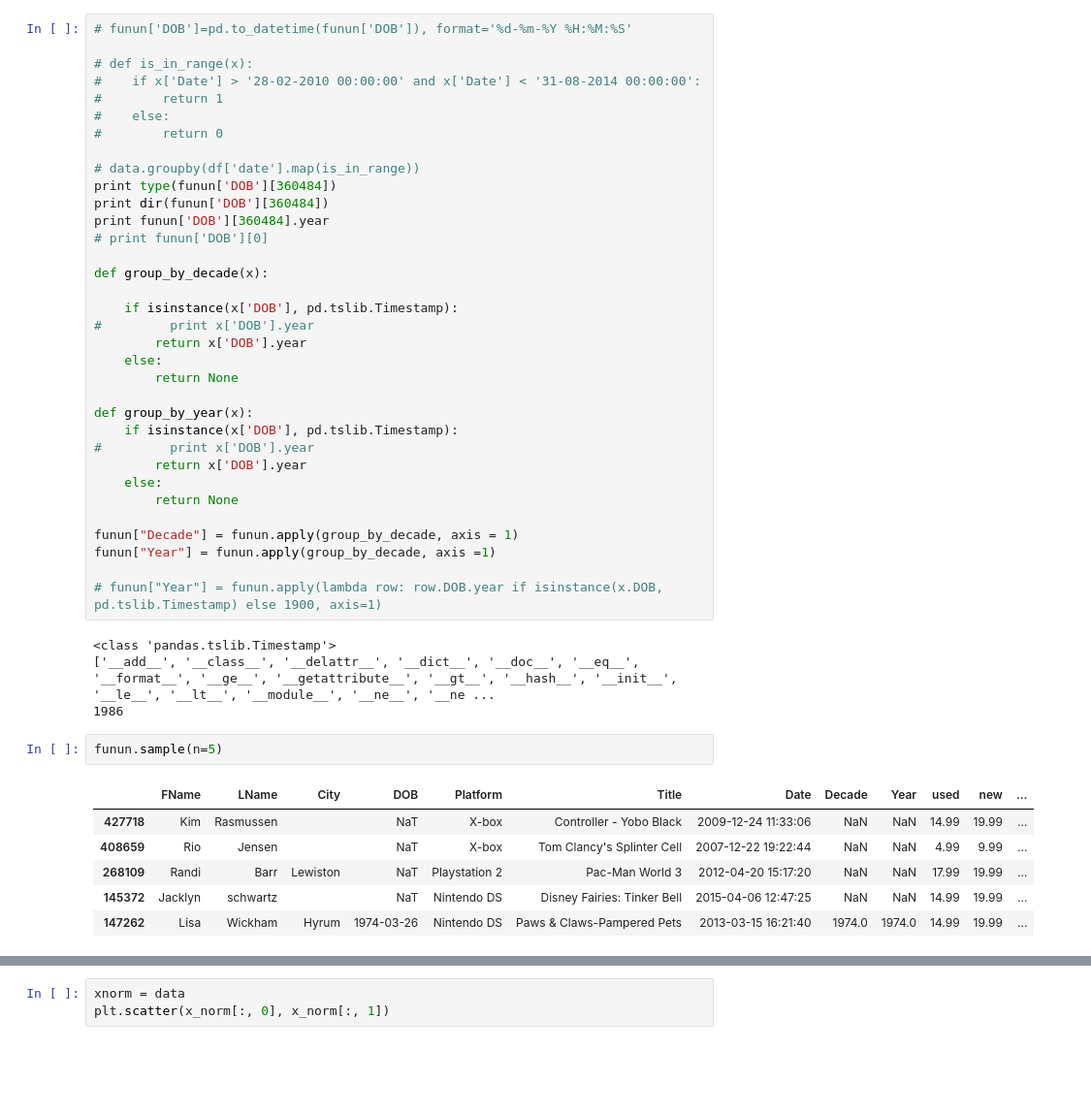
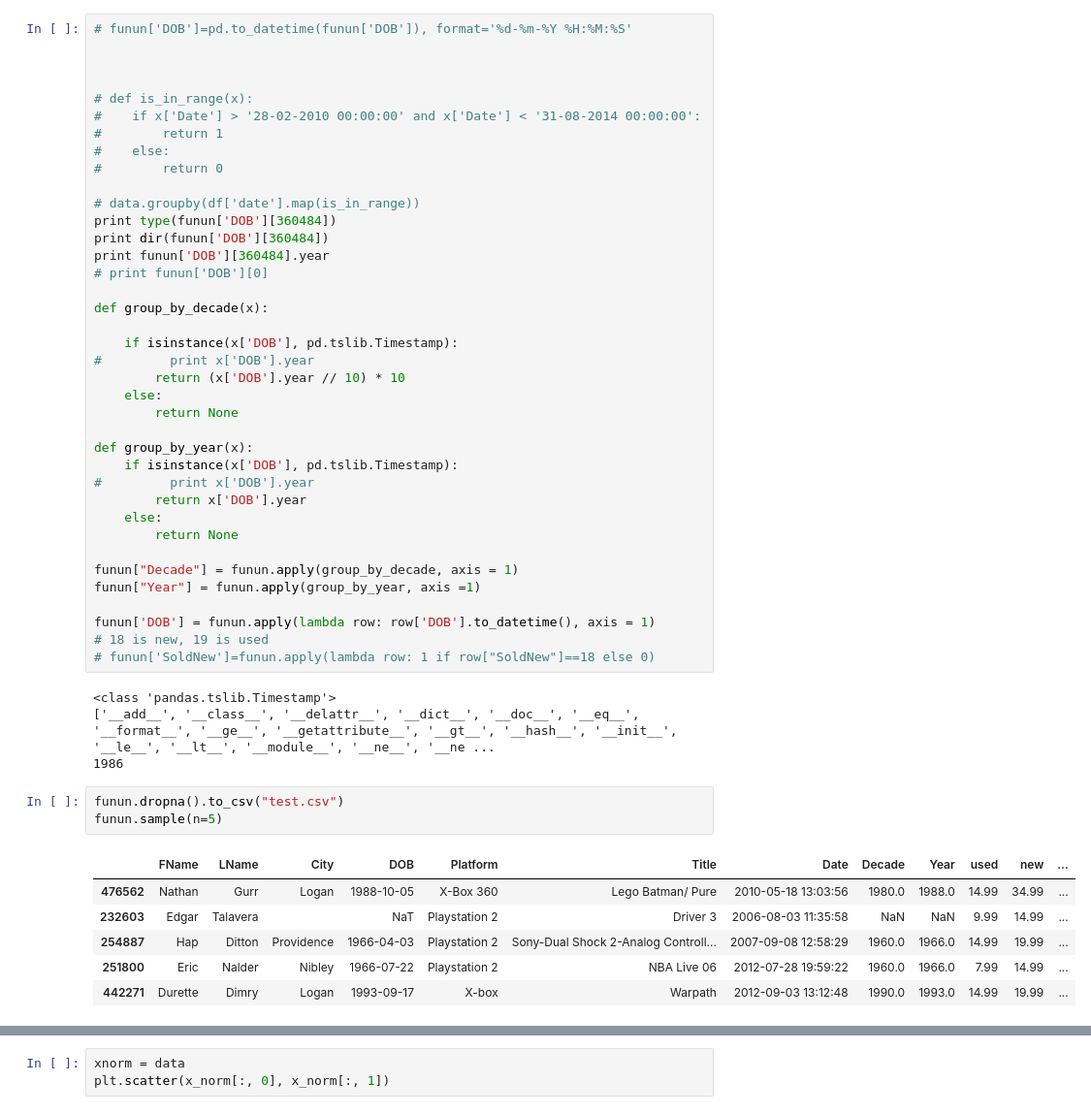
Before and after one commit to sreeder/Jupyter-Notebooks, a Jupyter notebook: notebooks/analytics/RFU cluster.ipynb, the cells around one changed output, grey strips where cells are left out. Shown at 97% size. Cells and saved outputs as stored; diff of their text form; blank space fills up the shorter version.

Commit message:
update clustering, add test data file

```diff
--- a/notebooks/analytics/RFU cluster.ipynb
+++ b/notebooks/analytics/RFU cluster.ipynb
@@ -146,5 +93,7 @@ print funun.sample(n=5)
 # %%
 # funun['DOB']=pd.to_datetime(funun['DOB']), format='%d-%m-%Y %H:%M:%S'
+
+
 
 # def is_in_range(x):
 #    if x['Date'] > '28-02-2010 00:00:00' and x['Date'] < '31-08-2014 00:00:00':
@@ -162,7 +111,7 @@ def group_by_decade(x):
 
     if isinstance(x['DOB'], pd.tslib.Timestamp):
 #         print x['DOB'].year
-        return x['DOB'].year
+        return (x['DOB'].year // 10) * 10
     else:
         return None
 
@@ -174,20 +123,23 @@ def group_by_year(x):
         return None
 
 funun["Decade"] = funun.apply(group_by_decade, axis = 1)
-funun["Year"] = funun.apply(group_by_decade, axis =1)
+funun["Year"] = funun.apply(group_by_year, axis =1)
 
-# funun["Year"] = funun.apply(lambda row: row.DOB.year if isinstance(x.DOB, pd.tslib.Timestamp) else 1900, axis=1)
+funun['DOB'] = funun.apply(lambda row: row['DOB'].to_datetime(), axis = 1)
+# 18 is new, 19 is used
+# funun['SoldNew']=funun.apply(lambda row: 1 if row["SoldNew"]==18 else 0)
 # %% [output]
 <class 'pandas.tslib.Timestamp'>
 ['__add__', '__class__', '__delattr__', '__dict__', '__doc__', '__eq__', '__format__', '__ge__', '__getattribute__', '__gt__', '__hash__', '__init__', '__le__', '__lt__', '__module__', '__ne__', '__ne ...
 1986
 # %%
+funun.dropna().to_csv("test.csv")
 funun.sample(n=5)
 # %% [output]
 |  | FName | LName | City | DOB | Platform | Title | Date | Decade | Year | used | new | ... |
-| 427718 | Kim | Rasmussen |  | NaT | X-box | Controller - Yobo Black | 2009-12-24 11:33:06 | NaN | NaN | 14.99 | 19.99 | ... |
-| 408659 | Rio | Jensen |  | NaT | X-box | Tom Clancy's Splinter Cell | 2007-12-22 19:22:44 | NaN | NaN | 4.99 | 9.99 | ... |
-| 268109 | Randi | Barr | Lewiston | NaT | Playstation 2 | Pac-Man World 3 | 2012-04-20 15:17:20 | NaN | NaN | 17.99 | 19.99 | ... |
-| 145372 | Jacklyn | schwartz |  | NaT | Nintendo DS | Disney Fairies: Tinker Bell | 2015-04-06 12:47:25 | NaN | NaN | 14.99 | 19.99 | ... |
-| 147262 | Lisa | Wickham | Hyrum | 1974-03-26 | Nintendo DS | Paws & Claws-Pampered Pets | 2013-03-15 16:21:40 | 1974.0 | 1974.0 | 14.99 | 19.99 | ... |
+| 476562 | Nathan | Gurr | Logan | 1988-10-05 | X-Box 360 | Lego Batman/ Pure | 2010-05-18 13:03:56 | 1980.0 | 1988.0 | 14.99 | 34.99 | ... |
+| 232603 | Edgar | Talavera |  | NaT | Playstation 2 | Driver 3 | 2006-08-03 11:35:58 | NaN | NaN | 9.99 | 14.99 | ... |
+| 254887 | Hap | Ditton | Providence | 1966-04-03 | Playstation 2 | Sony-Dual Shock 2-Analog Controll... | 2007-09-08 12:58:29 | 1960.0 | 1966.0 | 14.99 | 19.99 | ... |
+| 251800 | Eric | Nalder | Nibley | 1966-07-22 | Playstation 2 | NBA Live 06 | 2012-07-28 19:59:22 | 1960.0 | 1966.0 | 7.99 | 14.99 | ... |
+| 442271 | Durette | Dimry | Logan | 1993-09-17 | X-box | Warpath | 2012-09-03 13:12:48 | 1990.0 | 1993.0 | 14.99 | 19.99 | ... |
 # %%
```
Also changed, not shown: parts of 12 cells of this notebook, 2 other files.
